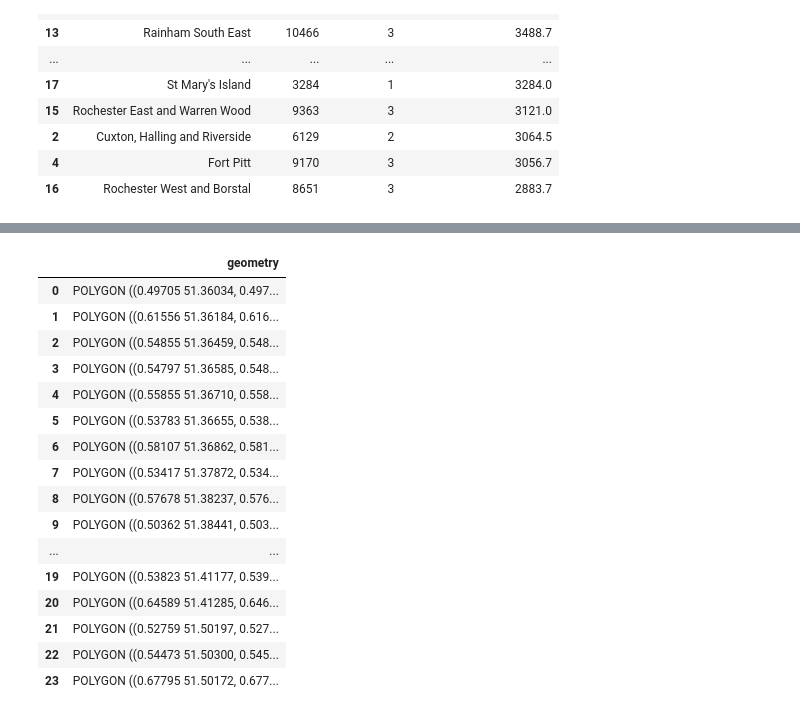
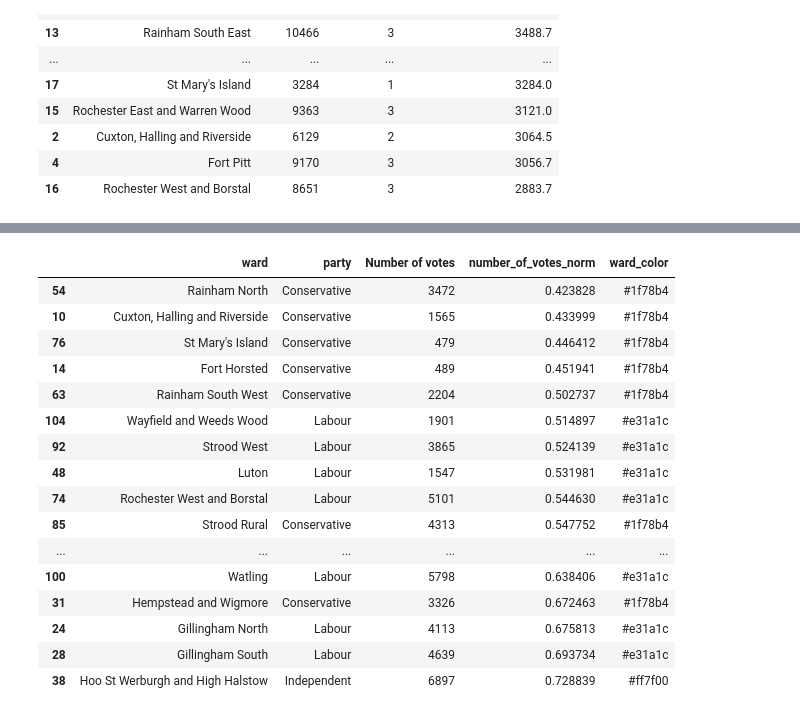
Before and after one commit to quinnphil/medway-local-elections-2023, a Jupyter notebook: Medway - Local Election Results.ipynb, the cells around one changed output, grey strips where cells are left out. Cells and saved outputs as stored; diff of their text form; code cells hidden in the pictures.

```diff
--- a/Medway - Local Election Results.ipynb
+++ b/Medway - Local Election Results.ipynb
@@ -566,6 +572,55 @@ Electorate: 200,668
 # %%
-map_medway = (
+map_ward_names = {
+    'Lordswood & Walderslade': 'Lordswood and Walderslade',
+    'Hempstead & Wigmore': 'Hempstead and Wigmore',
+    'Wayfield & Weeds Wood': 'Wayfield and Weeds Wood',
+    'Cuxton, Halling & Riverside': 'Cuxton, Halling and Riverside',
+    'Rochester East & Warren Wood': 'Rochester East and Warren Wood',
+    'Rochester West & Borstal': 'Rochester West and Borstal',
+    'Chatham Central & Brompton': 'Chatham Central and Brompton',
+    'Hoo St Werburgh & High Halstow': 'Hoo St Werburgh and High Halstow',
+    'Strood North & Frindsbury': 'Strood North and Frindsbury'
+}
+
+gpd_medway = (
     gpd.read_file('data/maps/Medway.geojson')
+    .drop(columns={'OBJECTID', 'Ward_name'})
+    .rename(columns={
+        'Name': 'ward_name',
+        'No_of_coun': 'councillors',
+        'Current_el': 'electorate_current',
+        'Forecast_e': 'electorate_forecast'
+    })
+    .assign(**{
+        'ward_name': lambda x: x['ward_name'].replace(to_replace=map_ward_names),
+    })
 )
-map_medway
+
+
+df_ward_top_party = (
+    df_results_by_ward
+    .sort_values('number_of_votes_norm', ascending=False)
+    .groupby('ward').head(1).
+    sort_values(by=['number_of_votes_norm'], ascending=[True])
+    .assign(**{'ward_color': lambda x: x['party'].replace(map_colors)})
+)
+
+
+gdp_medway_top_party = (
+    gpd_medway
+    .merge(
+        df_ward_top_party,
+        left_on='ward_name',
+        right_on='ward', how='left')
+).to_crs(epsg=3857)
+
+ax = gdp_medway_top_party.plot(figsize=(18,20), color=gdp_medway_top_party['ward_color'], edgecolor="black", alpha=0.5)
+cx.add_basemap(ax,crs=gdp_medway_top_party.crs, source=cx.providers.Stamen.TonerLite)
+# cx.add_basemap(ax,crs=gdp_medway_top_party.crs, source=cx.providers.Stamen.TonerLabels, zoom=12)
+
+# gdp_medway_top_party
+plt.axis('off')
+plt.show()
+
+display(df_ward_top_party)
 # %% [output]
@@ -572,17 +628,17 @@ map_medway
-|  | geometry |
-| 0 | POLYGON ((0.49705 51.36034, 0.497... |
-| 1 | POLYGON ((0.61556 51.36184, 0.616... |
-| 2 | POLYGON ((0.54855 51.36459, 0.548... |
-| 3 | POLYGON ((0.54797 51.36585, 0.548... |
-| 4 | POLYGON ((0.55855 51.36710, 0.558... |
-| 5 | POLYGON ((0.53783 51.36655, 0.538... |
-| 6 | POLYGON ((0.58107 51.36862, 0.581... |
-| 7 | POLYGON ((0.53417 51.37872, 0.534... |
-| 8 | POLYGON ((0.57678 51.38237, 0.576... |
-| 9 | POLYGON ((0.50362 51.38441, 0.503... |
-| ... | ... |
-| 19 | POLYGON ((0.53823 51.41177, 0.539... |
-| 20 | POLYGON ((0.64589 51.41285, 0.646... |
-| 21 | POLYGON ((0.52759 51.50197, 0.527... |
-| 22 | POLYGON ((0.54473 51.50300, 0.545... |
-| 23 | POLYGON ((0.67795 51.50172, 0.677... |
+|  | ward | party | Number of votes | number_of_votes_norm | ward_color |
+| 54 | Rainham North | Conservative | 3472 | 0.423828 | #1f78b4 |
+| 10 | Cuxton, Halling and Riverside | Conservative | 1565 | 0.433999 | #1f78b4 |
+| 76 | St Mary's Island | Conservative | 479 | 0.446412 | #1f78b4 |
+| 14 | Fort Horsted | Conservative | 489 | 0.451941 | #1f78b4 |
+| 63 | Rainham South West | Conservative | 2204 | 0.502737 | #1f78b4 |
+| 104 | Wayfield and Weeds Wood | Labour | 1901 | 0.514897 | #e31a1c |
+| 92 | Strood West | Labour | 3865 | 0.524139 | #e31a1c |
+| 48 | Luton | Labour | 1547 | 0.531981 | #e31a1c |
+| 74 | Rochester West and Borstal | Labour | 5101 | 0.544630 | #e31a1c |
+| 85 | Strood Rural | Conservative | 4313 | 0.547752 | #1f78b4 |
+| ... | ... | ... | ... | ... | ... |
+| 100 | Watling | Labour | 5798 | 0.638406 | #e31a1c |
+| 31 | Hempstead and Wigmore | Conservative | 3326 | 0.672463 | #1f78b4 |
+| 24 | Gillingham North | Labour | 4113 | 0.675813 | #e31a1c |
+| 28 | Gillingham South | Labour | 4639 | 0.693734 | #e31a1c |
+| 38 | Hoo St Werburgh and High Halstow | Independent | 6897 | 0.728839 | #ff7f00 |
```
Also changed, not shown: parts of 9 cells of this notebook.
